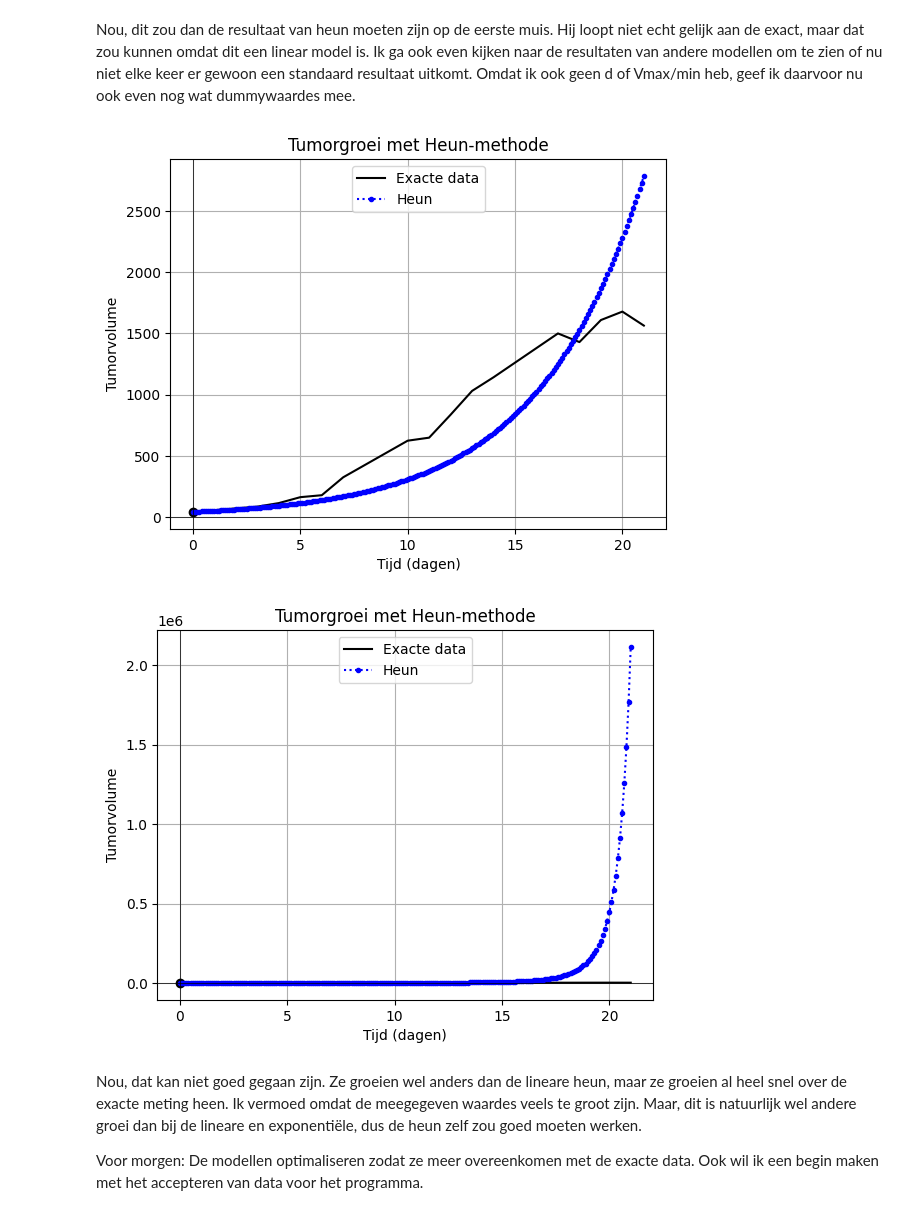
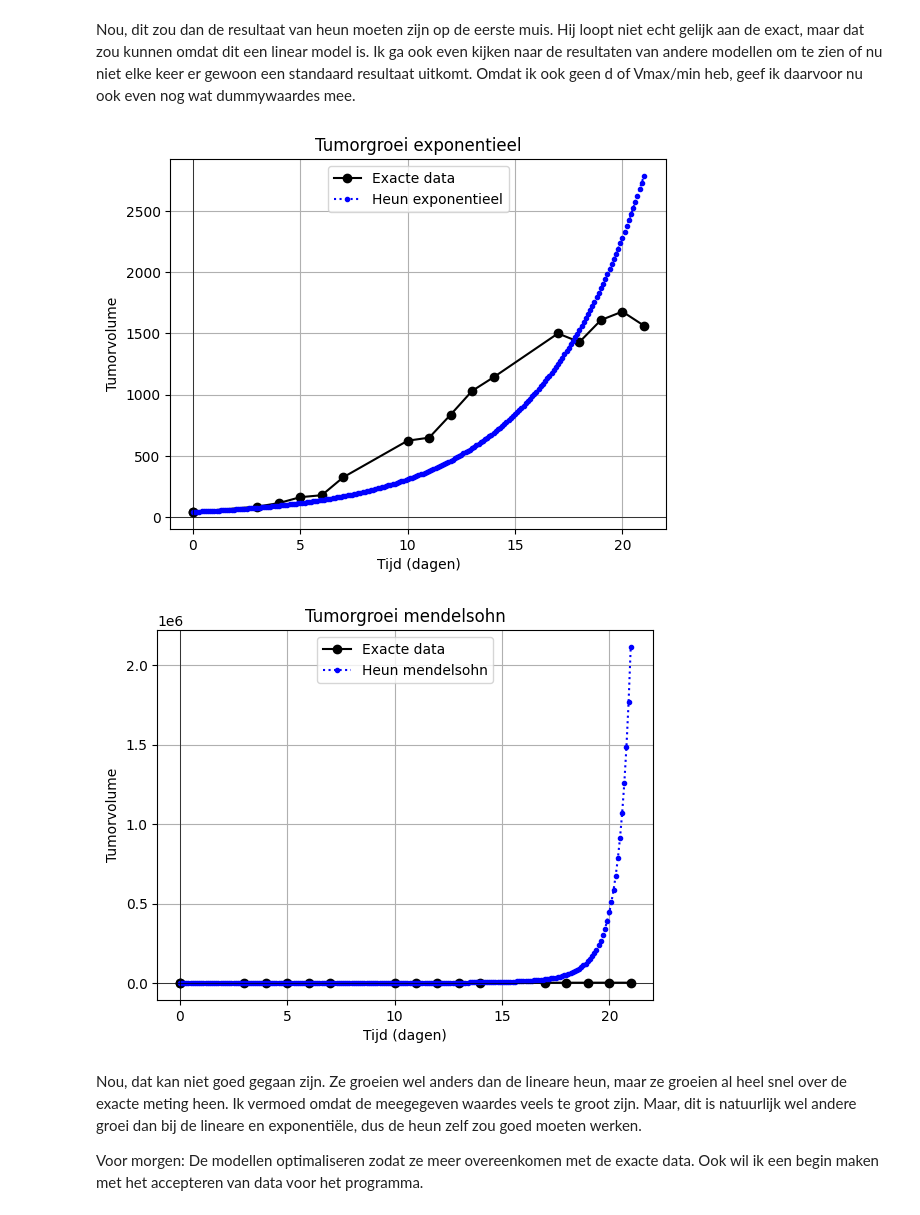
Before and after one commit to FleurLuten/ModellerenVanKankerCasusA, a Jupyter notebook: Logboek/Vincent.ipynb, the cells around one changed output. Drawn from its saved outputs; the diff is of its cells as text; code cells hidden in the pictures.

```diff
--- a/Logboek/Vincent.ipynb
+++ b/Logboek/Vincent.ipynb
@@ -190,9 +191,9 @@ Nou, dit zou dan de resultaat van heun moeten zijn op de eerste muis. Hij loopt
 c = 0.2
 t_heun, v_heun = heun_solver(exponential, V0, t_start, t_end, dt, (c,))
 
-plt.plot(ts, Vs, '-k', label='Exacte data')
+plt.plot(ts, Vs, 'o-k', label='Exacte data')
 plt.plot(ts[0], Vs[0], 'ok')
-plt.plot(t_heun, v_heun, '.:b', label='Heun')
+plt.plot(t_heun, v_heun, '.:b', label='Heun exponentieel')
 
 plt.axhline(0.0, lw=0.5, color='k')
 plt.axvline(0.0, lw=0.5, color='k')
@@ -201,30 +202,30 @@ plt.grid(True)
 plt.legend()
 plt.xlabel('Tijd (dagen)')
 plt.ylabel('Tumorvolume')
-plt.title('Tumorgroei met Heun-methode')
+plt.title('Tumorgroei exponentieel')
 plt.show()
 # %% [output]
-[figure, old version]
+[figure, new version]
 # %%
 c = 0.1
 d = 1.2
 t_heun, v_heun = heun_solver(mendelsohn, V0, t_start, t_end, dt, (c, d, ))
 
-plt.plot(ts, Vs, '-k', label='Exacte data')
+plt.plot(ts, Vs, 'o-k', label='Exacte data')
 plt.plot(ts[0], Vs[0], 'ok')
-plt.plot(t_heun, v_heun, '.:b', label='Heun')
+plt.plot(t_heun, v_heun, '.:b', label='Heun mendelsohn')
 
 plt.axhline(0.0, lw=0.5, color='k')
 plt.axvline(0.0, lw=0.5, color='k')
 
 plt.grid(True)
 plt.legend()
 plt.xlabel('Tijd (dagen)')
 plt.ylabel('Tumorvolume')
-plt.title('Tumorgroei met Heun-methode')
+plt.title('Tumorgroei mendelsohn')
 plt.show()
 # %% [output]
-[figure, old version]
+[figure, new version]
 # %% [markdown]
 Nou, dat kan niet goed gegaan zijn. Ze groeien wel anders dan de lineare heun, maar ze groeien al heel snel over de exacte meting heen. Ik vermoed omdat de meegegeven waardes veels te groot zijn. Maar, dit is natuurlijk wel andere groei dan bij de lineare en exponentiële, dus de heun zelf zou goed moeten werken.
 
```
Also changed, not shown: parts of 32 cells of this notebook, 2 other files.
